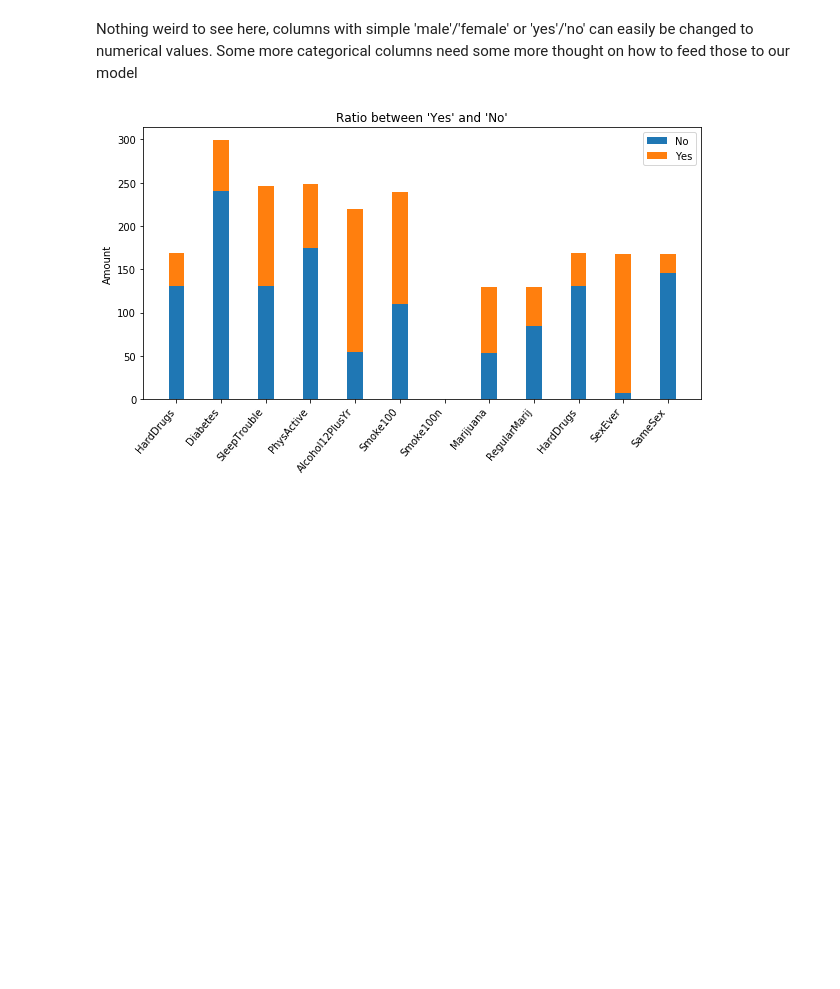
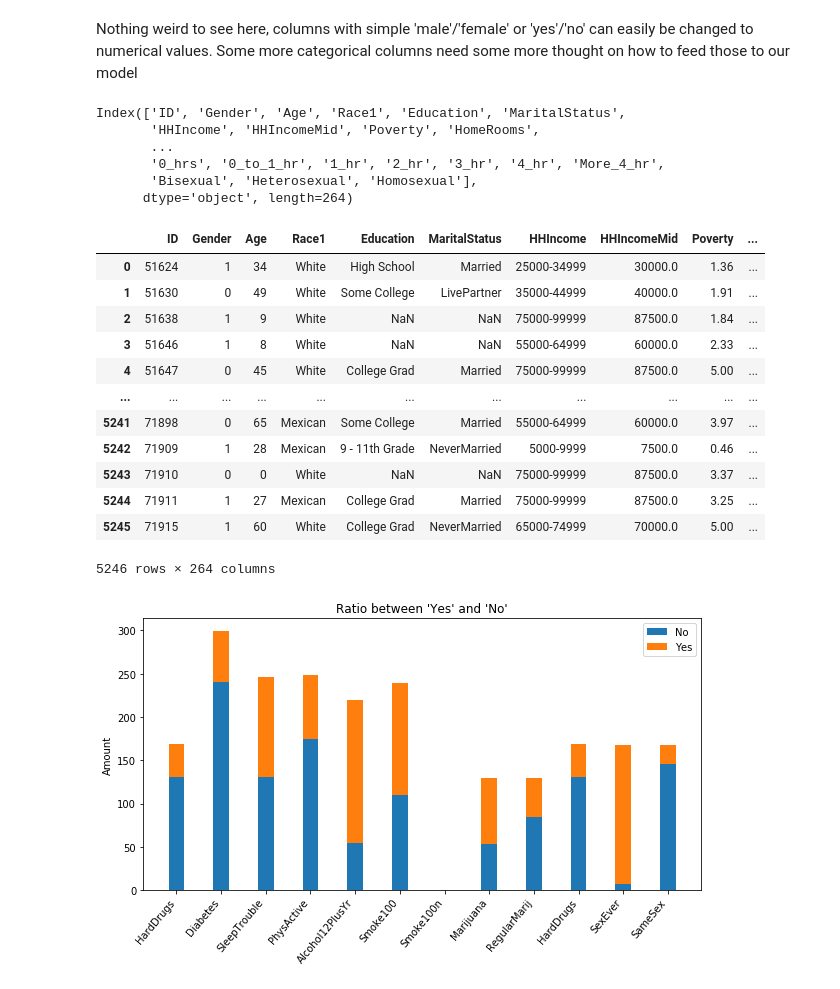
Before and after one commit to rikdijkstra/Data-Analysis-Kaggle-Competition, a Jupyter notebook: kaggle_starter.ipynb, the cells around one changed output. Cells and saved outputs as stored; diff of their text form; code cells hidden in the pictures; blank space fills up the shorter version.

```diff
--- a/kaggle_starter.ipynb
+++ b/kaggle_starter.ipynb
@@ -218,4 +219,58 @@ SameSex has values:                     ['No' 'Yes' nan]
 SexOrientation has values:                      ['Heterosexual' nan 'Bisexual' 'Homosexual']
 # %% [markdown]
 Nothing weird to see here, columns with simple 'male'/'female' or 'yes'/'no' can easily be changed to numerical values. Some more categorical columns need some more thought on how to feed those to our model
+# %%
+#df_cut['Gender'].replace(['female','male'],[0,1],inplace=True)
+
+dummies = ['Race1',
+           'Education',
+           'MaritalStatus',
+           'HomeOwn',
+           'BMI_WHO',
+           'HealthGen',
+           'LittleInterest',
+           'Depressed',
+           'TVHrsDay',
+           'CompHrsDay',
+           'SexOrientation']
+
+for column in dummies:
+    df_cut = pd.concat([df_cut, pd.get_dummies(df_cut[column])], axis=1)
+
+df_cut.drop(dummies, axis=1)
+
+print(df_cut.columns)
+
+# df_cut = pd.concat([df_cut, df_cut.get_dummies(df_cut['Education'])], axis=1)
+# df_cut = pd.concat([df_cut, df_cut.get_dummies(df_cut['MaritalStatus'])], axis=1)
+# df_cut = pd.concat([df_cut, df_cut.get_dummies(df_cut['HomeOwn'])], axis=1)
+# df_cut = pd.concat([df_cut, df_cut.get_dummies(df_cut['BMI_WHO'])], axis=1)
+# df_cut = pd.concat([df_cut, df_cut.get_dummies(df_cut['HealthGen'])], axis=1)
+# df_cut = pd.concat([df_cut, df_cut.get_dummies(df_cut['LittleInterest'])], axis=1)
+# df_cut = pd.concat([df_cut, df_cut.get_dummies(df_cut['Depressed'])], axis=1)
+# df_cut = pd.concat([df_cut, df_cut.get_dummies(df_cut['TVHrsDay'])], axis=1)
+# df_cut = pd.concat([df_cut, df_cut.get_dummies(df_cut['CompHrsDay'])], axis=1)
+# df_cut = pd.concat([df_cut, df_cut.get_dummies(df_cut['SexOrientation'])], axis=1)
+
+df_cut
+# %% [output]
+Index(['ID', 'Gender', 'Age', 'Race1', 'Education', 'MaritalStatus',
+       'HHIncome', 'HHIncomeMid', 'Poverty', 'HomeRooms',
+       ...
+       '0_hrs', '0_to_1_hr', '1_hr', '2_hr', '3_hr', '4_hr', 'More_4_hr',
+       'Bisexual', 'Heterosexual', 'Homosexual'],
+      dtype='object', length=264)
+|  | ID | Gender | Age | Race1 | Education | MaritalStatus | HHIncome | HHIncomeMid | Poverty | ... |
+| 0 | 51624 | 1 | 34 | White | High School | Married | 25000-34999 | 30000.0 | 1.36 | ... |
+| 1 | 51630 | 0 | 49 | White | Some College | LivePartner | 35000-44999 | 40000.0 | 1.91 | ... |
+| 2 | 51638 | 1 | 9 | White | NaN | NaN | 75000-99999 | 87500.0 | 1.84 | ... |
+| 3 | 51646 | 1 | 8 | White | NaN | NaN | 55000-64999 | 60000.0 | 2.33 | ... |
+| 4 | 51647 | 0 | 45 | White | College Grad | Married | 75000-99999 | 87500.0 | 5.00 | ... |
+| ... | ... | ... | ... | ... | ... | ... | ... | ... | ... | ... |
+| 5241 | 71898 | 0 | 65 | Mexican | Some College | Married | 55000-64999 | 60000.0 | 3.97 | ... |
+| 5242 | 71909 | 1 | 28 | Mexican | 9 - 11th Grade | NeverMarried | 5000-9999 | 7500.0 | 0.46 | ... |
+| 5243 | 71910 | 0 | 0 | White | NaN | NaN | 75000-99999 | 87500.0 | 3.37 | ... |
+| 5244 | 71911 | 1 | 27 | Mexican | College Grad | Married | 75000-99999 | 87500.0 | 3.25 | ... |
+| 5245 | 71915 | 1 | 60 | White | College Grad | NeverMarried | 65000-74999 | 70000.0 | 5.00 | ... |
+5246 rows × 264 columns
 # %%
```
Also changed, not shown: parts of 13 cells of this notebook, 2 other files.
